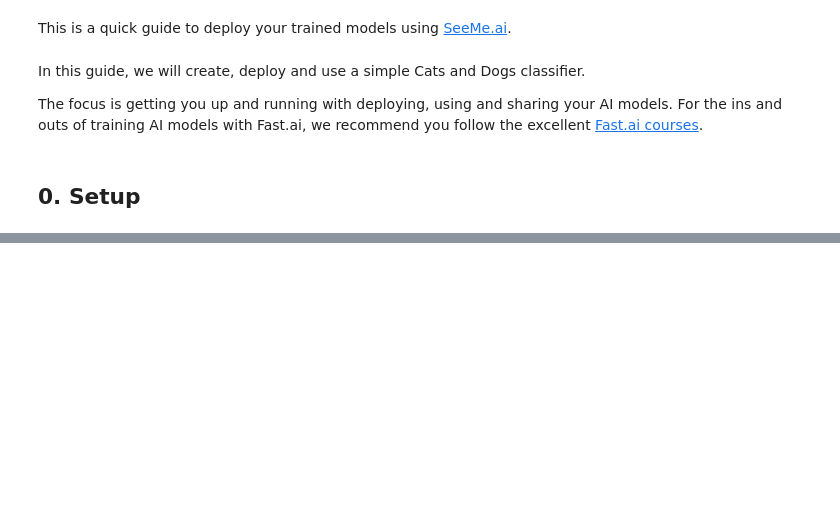
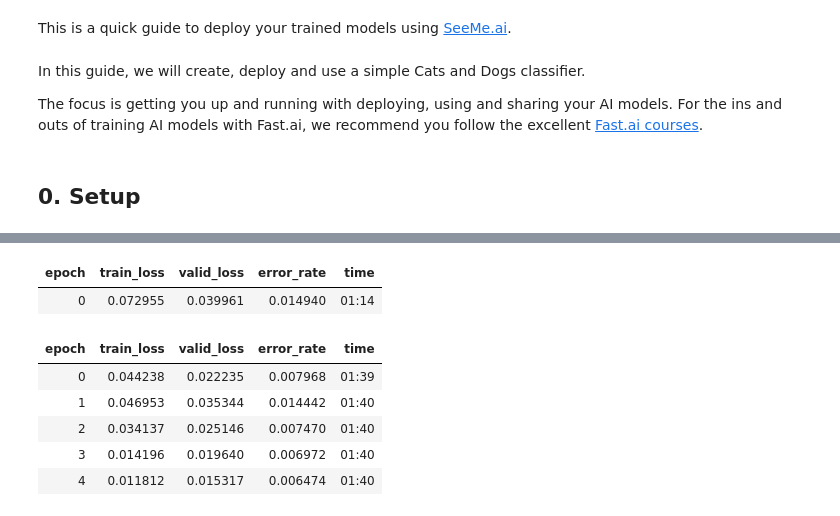
Before and after one commit to zerotosingularity/seeme-quick-guides, a Jupyter notebook: seeme-quick-guide-fastai-v2.ipynb, the cells around one changed output, grey strips where cells are left out. Cells and saved outputs as stored; diff of their text form; code cells hidden in the pictures; blank space fills up the shorter version.

Commit message:
setup + train network

```diff
--- a/seeme-quick-guide-fastai-v2.ipynb
+++ b/seeme-quick-guide-fastai-v2.ipynb
@@ -19,0 +61,8 @@ The folder you are executing pip from can no longer be found.
+# %%
+# Create the dataloaders
+# for more details check the fast.ai courses
+dls = ImageDataLoaders.from_folder(path, seed=12, item_tfms=Resize(460),
+                                    batch_tfms=aug_transforms(size=224))
+# %%
+# Create your model
+learn =cnn_learner(dls, resnet50, metrics=error_rate)
@@ -19,0 +71,12 @@ The folder you are executing pip from can no longer be found.
+# %%
+# Fine tune your model
+learn.fine_tune(5)
+# %% [output]
+| epoch | train_loss | valid_loss | error_rate | time |
+| 0 | 0.072955 | 0.039961 | 0.014940 | 01:14 |
+| epoch | train_loss | valid_loss | error_rate | time |
+| 0 | 0.044238 | 0.022235 | 0.007968 | 01:39 |
+| 1 | 0.046953 | 0.035344 | 0.014442 | 01:40 |
+| 2 | 0.034137 | 0.025146 | 0.007470 | 01:40 |
+| 3 | 0.014196 | 0.019640 | 0.006972 | 01:40 |
+| 4 | 0.011812 | 0.015317 | 0.006474 | 01:40 |
```
Also changed, not shown: parts of 14 cells of this notebook.
